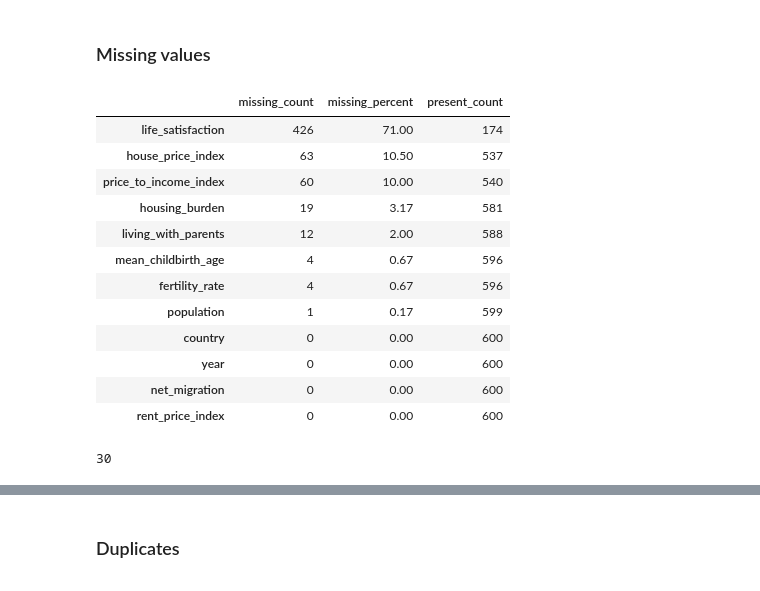
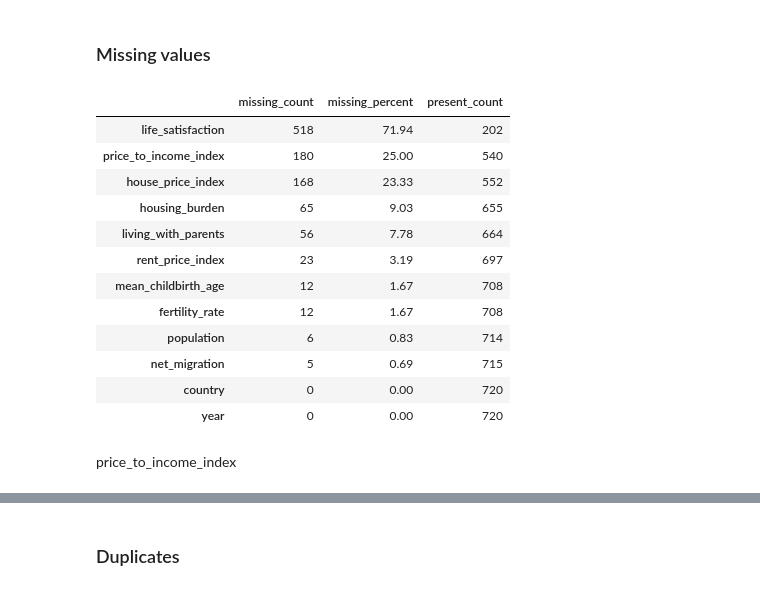
Before and after one commit to baktofebruary/InfoVis, a Jupyter notebook: notebooks/prepare_data.ipynb, the cells around one changed output, grey strips where cells are left out. Cells and saved outputs as stored; diff of their text form; code cells hidden in the pictures.

```diff
--- a/notebooks/prepare_data.ipynb
+++ b/notebooks/prepare_data.ipynb
@@ -454,5 +457,7 @@ final_df.duplicated(subset=["country", "year"]).sum()
 np.int64(0)
 # %% [markdown]
 ## Data Preparation
+# %%
+final_df = final_raw_df.copy()
 # %% [markdown]
 ### Data cleaning
@@ -458,0 +473,12 @@ np.int64(0)
+# %%
+numeric_columns = final_df.select_dtypes(include='number').columns.drop('year')
+invalid = {}
+
+for col in numeric_columns:
+    invalid[col] = {
+        'zero_values': (final_df[col] == 0).sum(),
+        'negative_values': (final_df[col]<0).sum()
+    }
+
+to_investigate_df = pd.DataFrame(invalid).T
+to_investigate_df
@@ -459,36 +502,33 @@ np.int64(0)
+# %%
+final_df.loc[final_df['living_with_parents'] == 0, 'living_with_parents'] = pd.NA
 # %% [markdown]
 ### Missing values
 # %%
-indicator_cols = [col for col in final_df.columns if col not in ['country', 'year']]
-country_missing_pct = final_df.groupby('country')[indicator_cols].apply(
+columns_to_verify = []
+for col in final_df.columns:
+    if col not in ['country', 'year']:
+        columns_to_verify.append(col)
+
+missing_percent_by_country = final_df.groupby('country')[columns_to_verify].apply(
     lambda x: x.isna().mean().mean() * 100
 )
-
-countries_to_keep = country_missing_pct[country_missing_pct < 30].index
-final_df = final_df[final_df['country'].isin(countries_to_keep)]
+countries = missing_percent_by_country[missing_percent_by_country < 50].index
+final_df = final_df[final_df['country'].isin(countries)]
-# %%
-coverage = pd.DataFrame({
-    'missing_count': final_df.isna().sum(),
-    'missing_percent': final_df.isna().mean() * 100,
-    'present_count': final_df.notna().sum()
-}).sort_values('missing_percent', ascending=False)
-
-coverage
-# %% [output]
-|  | missing_count | missing_percent | present_count |
-| life_satisfaction | 426 | 71.00 | 174 |
-| house_price_index | 63 | 10.50 | 537 |
-| price_to_income_index | 60 | 10.00 | 540 |
-| housing_burden | 19 | 3.17 | 581 |
-| living_with_parents | 12 | 2.00 | 588 |
-| mean_childbirth_age | 4 | 0.67 | 596 |
-| fertility_rate | 4 | 0.67 | 596 |
-| population | 1 | 0.17 | 599 |
-| country | 0 | 0.00 | 600 |
-| year | 0 | 0.00 | 600 |
-| net_migration | 0 | 0.00 | 600 |
-| rent_price_index | 0 | 0.00 | 600 |
-# %%
-final_df['country'].nunique()
-# %% [output]
-30
+# %%
+show_missing_values(final_df)
+# %% [output]
+|  | missing_count | missing_percent | present_count |
+| life_satisfaction | 518 | 71.94 | 202 |
+| price_to_income_index | 180 | 25.00 | 540 |
+| house_price_index | 168 | 23.33 | 552 |
+| housing_burden | 65 | 9.03 | 655 |
+| living_with_parents | 56 | 7.78 | 664 |
+| rent_price_index | 23 | 3.19 | 697 |
+| mean_childbirth_age | 12 | 1.67 | 708 |
+| fertility_rate | 12 | 1.67 | 708 |
+| population | 6 | 0.83 | 714 |
+| net_migration | 5 | 0.69 | 715 |
+| country | 0 | 0.00 | 720 |
+| year | 0 | 0.00 | 720 |
+# %% [markdown]
+price_to_income_index
```
Also changed, not shown: parts of 37 cells of this notebook, 1 other file.
